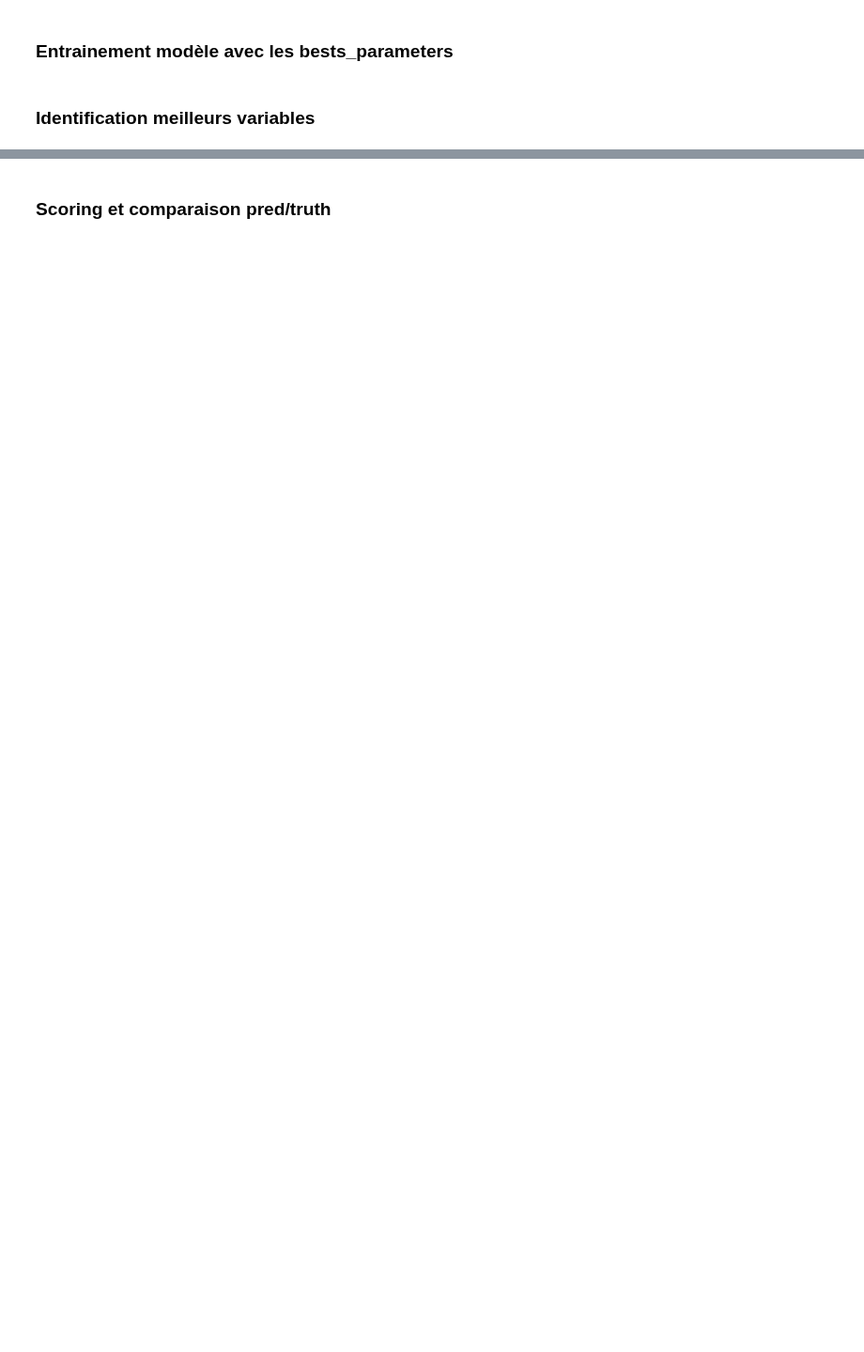
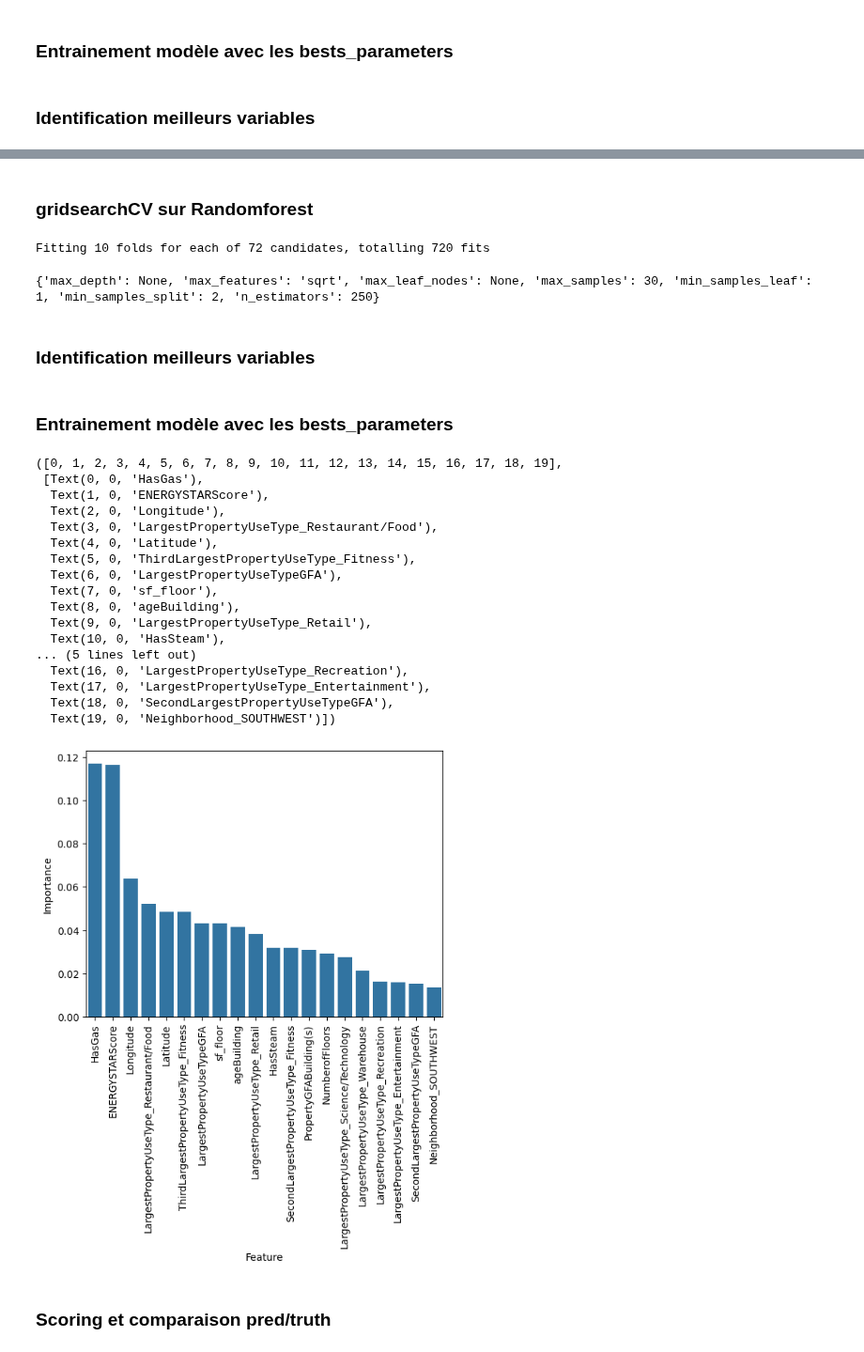
Before and after one commit to RandomFab/SEATLE, a Jupyter notebook: P3_template_modelistation_supervisee.ipynb, the cells around one changed output, grey strips where cells are left out. Shown at 94% size. Saved outputs shown, nothing was run; the diff lists cells and outputs as text; code cells hidden in the pictures; blank space fills up the shorter version.

```diff
--- a/P3_template_modelistation_supervisee.ipynb
+++ b/P3_template_modelistation_supervisee.ipynb
@@ -911,3 +926,57 @@ plt.xticks(rotation=90)
+# %% [markdown]
+### gridsearchCV sur Randomforest
+# %%
+params = {
+    'n_estimators' :[250,300,350],
+    'max_depth':[None,3,4],
+    'min_samples_split':[2],
+    'min_samples_leaf' : [1],
+    'max_features':['sqrt'],
+    'max_leaf_nodes':[None,20,30,40],
+    'max_samples':[20,30]
+}
+RandomForest_model_CO2 = RandomForestRegressor(random_state=42)
+GSCV = GridSearchCV(RandomForest_model_CO2,n_jobs=-1, verbose=1, cv=kf, param_grid=params,scoring='r2')
+GSCV.fit(X_CO2_train,y_energy_train.values.ravel())
+best_params = GSCV.best_params_
+# %% [output]
+Fitting 10 folds for each of 72 candidates, totalling 720 fits
+# %%
+print(best_params)
+# %% [output]
+{'max_depth': None, 'max_features': 'sqrt', 'max_leaf_nodes': None, 'max_samples': 30, 'min_samples_leaf': 1, 'min_samples_split': 2, 'n_estimators': 250}
+# %% [markdown]
+###  Identification meilleurs variables
+# %% [markdown]
+### Entrainement modèle avec les bests_parameters
+# %%
+RandomForest_model_CO2=RandomForestRegressor(random_state=42)#**best_params
+RandomForest_model_CO2.fit(X_CO2_train,y_CO2_train)
+y_pred =  RandomForest_model_CO2.predict(X_CO2_test)
+# %%
+RandomForest_model_CO2.feature_importances_
+df_importances =pd.DataFrame({'Feature':X_energy_train.columns, 'Importance': RandomForest_model_CO2.feature_importances_}).sort_values(by='Importance',ascending=False)
+sns.barplot(data= df_importances.iloc[:20,:],x='Feature', y='Importance')
+plt.xticks(rotation=90)
+# %% [output]
+([0, 1, 2, 3, 4, 5, 6, 7, 8, 9, 10, 11, 12, 13, 14, 15, 16, 17, 18, 19],
+ [Text(0, 0, 'HasGas'),
+  Text(1, 0, 'ENERGYSTARScore'),
+  Text(2, 0, 'Longitude'),
+  Text(3, 0, 'LargestPropertyUseType_Restaurant/Food'),
+  Text(4, 0, 'Latitude'),
+  Text(5, 0, 'ThirdLargestPropertyUseType_Fitness'),
+  Text(6, 0, 'LargestPropertyUseTypeGFA'),
+  Text(7, 0, 'sf_floor'),
+  Text(8, 0, 'ageBuilding'),
+  Text(9, 0, 'LargestPropertyUseType_Retail'),
+  Text(10, 0, 'HasSteam'),
+... (5 lines left out)
+  Text(16, 0, 'LargestPropertyUseType_Recreation'),
+  Text(17, 0, 'LargestPropertyUseType_Entertainment'),
+  Text(18, 0, 'SecondLargestPropertyUseTypeGFA'),
+  Text(19, 0, 'Neighborhood_SOUTHWEST')])
+[figure, added]
 # %% [markdown]
 ### Scoring et comparaison pred/truth
 # %%
```
Also changed, not shown: parts of 34 cells of this notebook.
